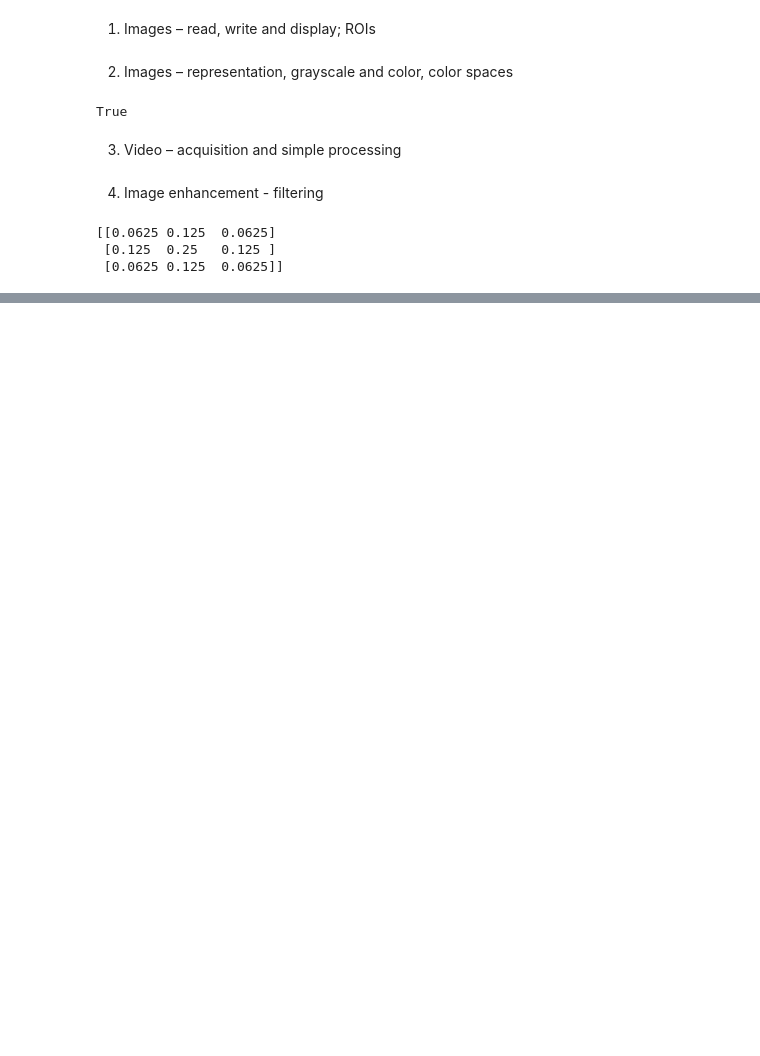
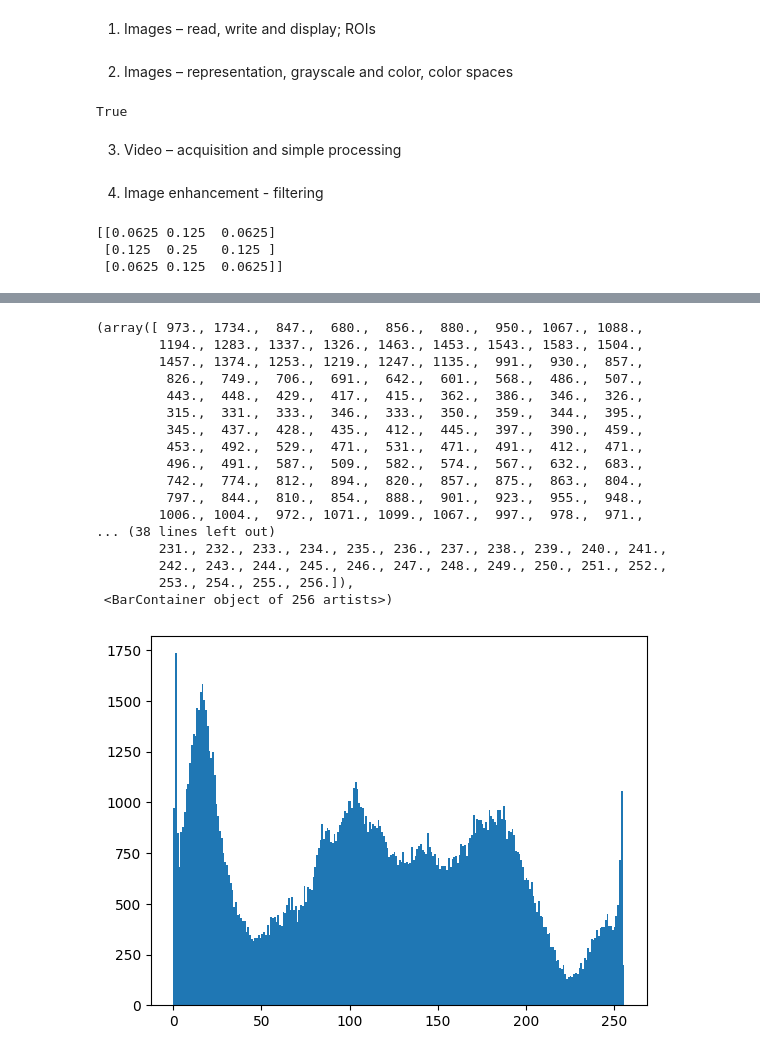
Before and after one commit to monkin77/feup-vc, a Jupyter notebook: tutorial-week1/tutorial-week1.ipynb, the cells around one changed output, grey strips where cells are left out. Cells and saved outputs as stored; diff of their text form; code cells hidden in the pictures; blank space fills up the shorter version.

```diff
--- a/tutorial-week1/tutorial-week1.ipynb
+++ b/tutorial-week1/tutorial-week1.ipynb
@@ -492,0 +586,30 @@ cv2.destroyAllWindows()
+# %%
+# 5 c) Repeat the previous operations on a color image
+
+# Read colored image, convert to grayscale and plot the histogram
+img = cv2.imread(os.path.join(dataDir, 'images/butterfly.jpg'))
+
+# Convert to grayscale
+gray_img = cv2.cvtColor(img, cv2.COLOR_BGR2GRAY)
+
+# Plot the histogram
+plt.hist(gray_img.ravel(), 256, [0, 256])
+# %% [output]
+(array([ 973., 1734.,  847.,  680.,  856.,  880.,  950., 1067., 1088.,
+        1194., 1283., 1337., 1326., 1463., 1453., 1543., 1583., 1504.,
+        1457., 1374., 1253., 1219., 1247., 1135.,  991.,  930.,  857.,
+         826.,  749.,  706.,  691.,  642.,  601.,  568.,  486.,  507.,
+         443.,  448.,  429.,  417.,  415.,  362.,  386.,  346.,  326.,
+         315.,  331.,  333.,  346.,  333.,  350.,  359.,  344.,  395.,
+         345.,  437.,  428.,  435.,  412.,  445.,  397.,  390.,  459.,
+         453.,  492.,  529.,  471.,  531.,  471.,  491.,  412.,  471.,
+         496.,  491.,  587.,  509.,  582.,  574.,  567.,  632.,  683.,
+         742.,  774.,  812.,  894.,  820.,  857.,  875.,  863.,  804.,
+         797.,  844.,  810.,  854.,  888.,  901.,  923.,  955.,  948.,
+        1006., 1004.,  972., 1071., 1099., 1067.,  997.,  978.,  971.,
+... (38 lines left out)
+        231., 232., 233., 234., 235., 236., 237., 238., 239., 240., 241.,
+        242., 243., 244., 245., 246., 247., 248., 249., 250., 251., 252.,
+        253., 254., 255., 256.]),
+ <BarContainer object of 256 artists>)
+[figure, added]
```
Also changed, not shown: parts of 8 cells of this notebook.
